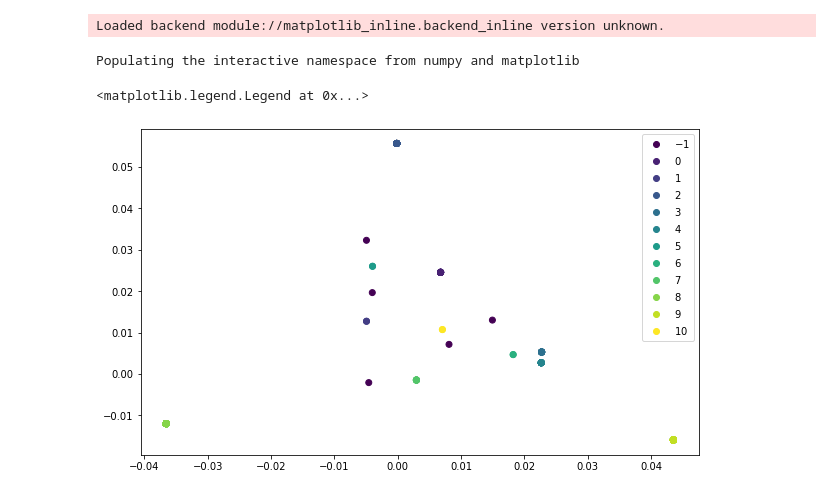
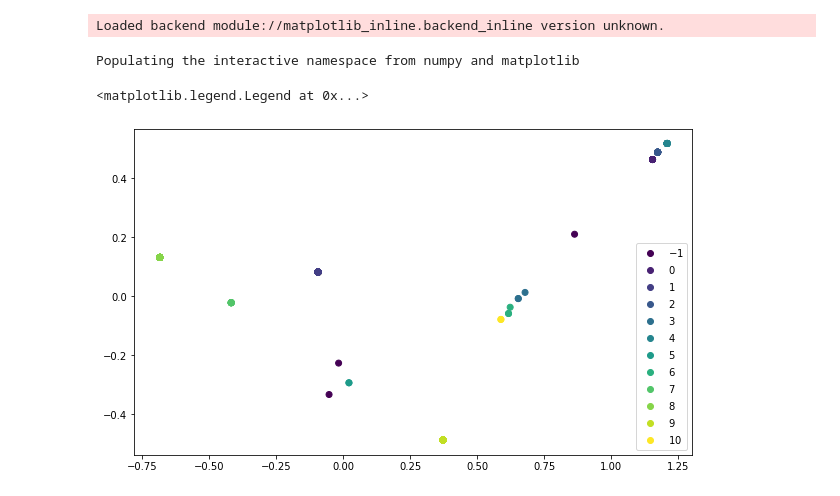
Before and after one commit to nadzyah/log-anomaly-detector, a Jupyter notebook: Notebooks/Log_Deduplication/Log_Aggregation_Clean.ipynb, the cells around one changed output. Cells and saved outputs as stored; diff of their text form; code cells hidden in the pictures.

```diff
--- a/Notebooks/Log_Deduplication/Log_Aggregation_Clean.ipynb
+++ b/Notebooks/Log_Deduplication/Log_Aggregation_Clean.ipynb
@@ -64,6 +144,19 @@ def get_gensin_w2v(config, df):
                 temp.append(np.array([0]*config.AGGR_VECTOR_LENGTH))
         vectors.append(temp)
     return vectors
+# %%
+def log_words_to_vector(log_list):
+    result = []
+    log_array_transposed = np.array(log_list, dtype=object).transpose()
+    for coord in log_array_transposed:
+        result.append(np.mean(coord))
+    return result
+# %%
+def all_logs_to_vectors(logs):
+    result = []
+    for log in logs:
+        result.append(log_words_to_vector(log))
+    return np.array(result)
 # %%
 def add_cluster_label_to_df(config, df, vectors):
     dbscan = DBSCAN(eps=config.AGGR_EPS, min_samples=cfg.AGGR_MIN_SAMPLES)
@@ -147,0 +202,3 @@ array([ 0,  0,  0,  0,  0,  0,  0,  0,  0,  0,  0,  0,  0,  0,  0,  0,  0,
+# %%
+df = pd.DataFrame(df["message"])
+vectors = get_gensin_w2v(cfg, df)
@@ -147,0 +223,2 @@ array([ 0,  0,  0,  0,  0,  0,  0,  0,  0,  0,  0,  0,  0,  0,  0,  0,  0,
+# %%
+mean_vectors = all_logs_to_vectors(vectors)
@@ -148,13 +246,14 @@ array([ 0,  0,  0,  0,  0,  0,  0,  0,  0,  0,  0,  0,  0,  0,  0,  0,  0,
 # %%
 %pylab inline
 
-data_2d_pca = reduce_dim_pca(2, vectors)
+pca = PCA(n_components=2, random_state=0)
+data_2d_pca = pca.fit_transform(mean_vectors)
 
 pylab.figure(figsize=(10, 6))
 scat = pylab.scatter(data_2d_pca[:, 0], data_2d_pca[:, 1], c=list(df["cluster"]))
 pylab.legend(*scat.legend_elements(num="auto"))
 # %% [output]
 Loaded backend module://matplotlib_inline.backend_inline version unknown.
 Populating the interactive namespace from numpy and matplotlib
 <matplotlib.legend.Legend at 0x...>
-[figure, old version]
+[figure, new version]
```
Also changed, not shown: parts of 11 cells of this notebook, 6 other files.
